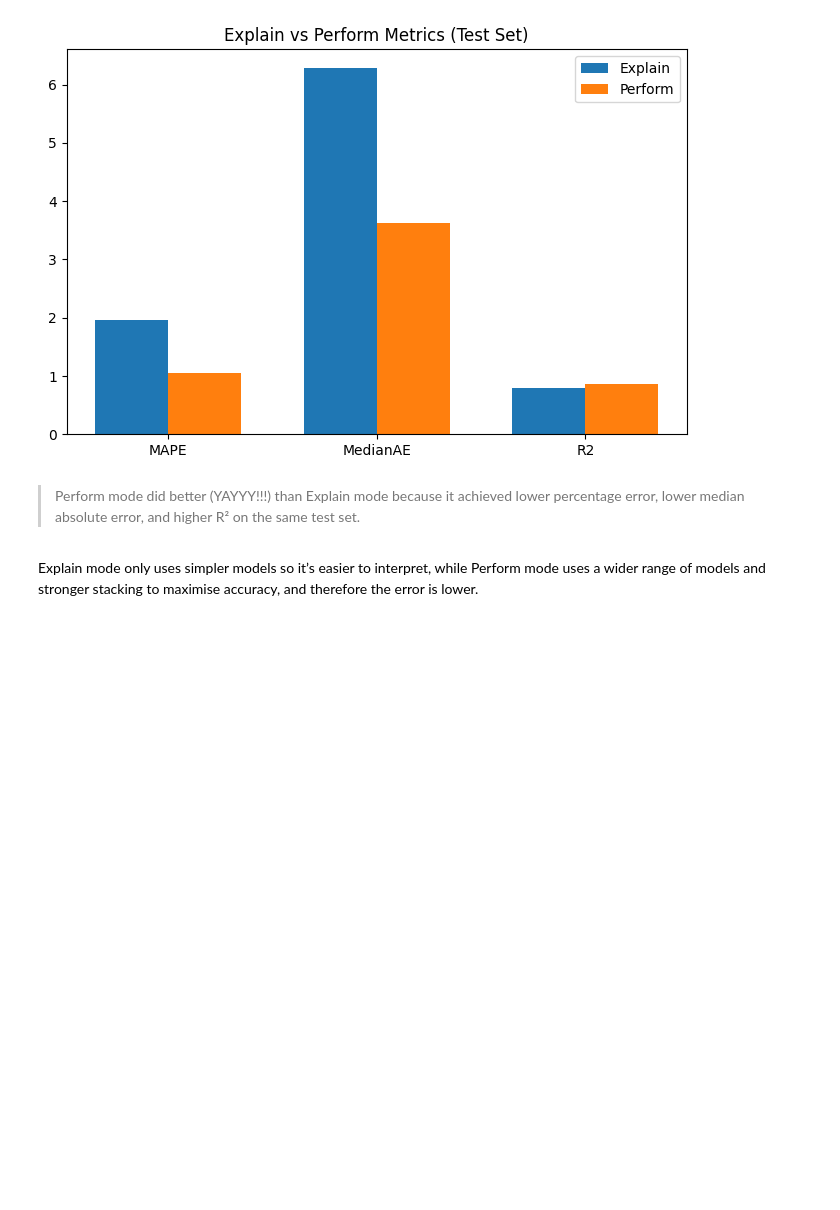
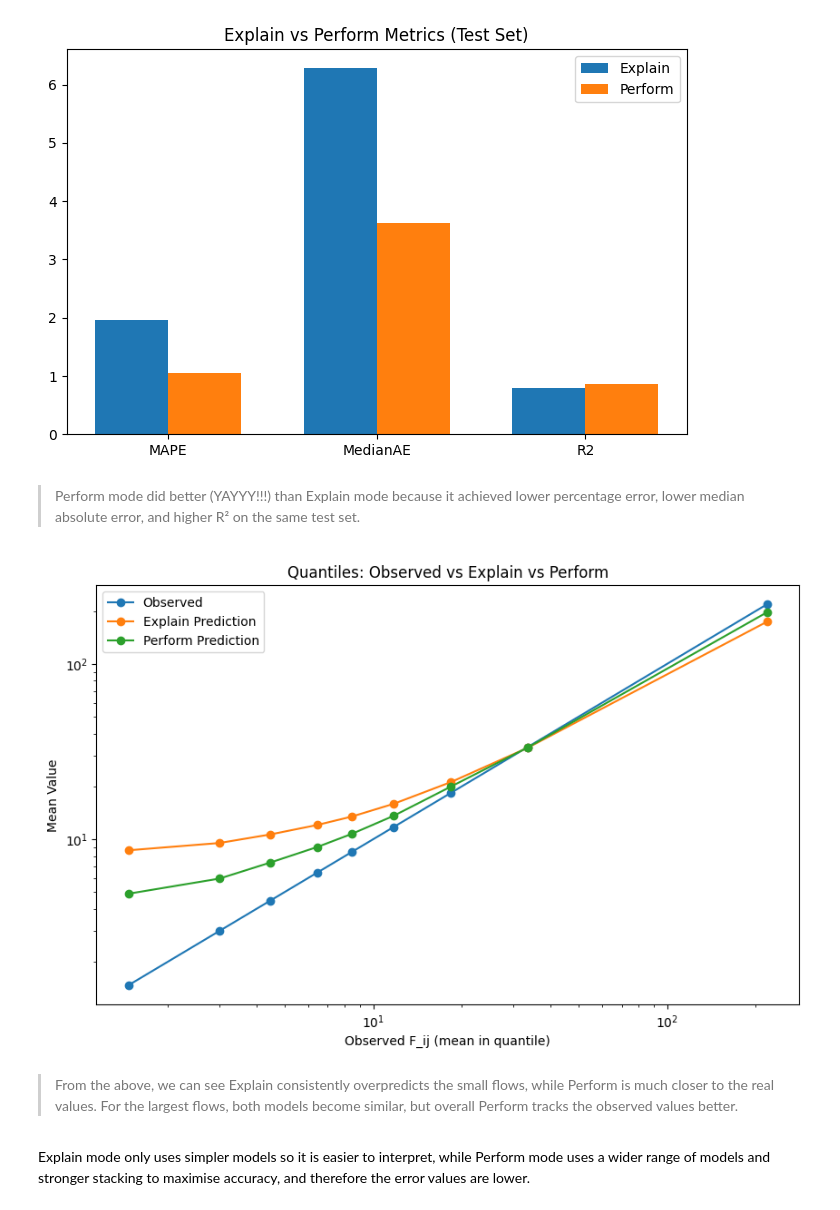
Before and after one commit to hawaiie-star/UrbanSimulation, a Jupyter notebook: automl/automl.ipynb, the cells around one changed output. Saved outputs shown, nothing was run; the diff lists cells and outputs as text; code cells hidden in the pictures; blank space fills up the shorter version.

```diff
--- a/automl/automl.ipynb
+++ b/automl/automl.ipynb
@@ -323,5 +321,24 @@ plt.show()
 [figure]
 # %% [markdown]
 > Perform mode did better (YAYYY!!!) than Explain mode because it achieved lower percentage error, lower median absolute error, and higher R² on the same test set.
+# %%
+plt.figure(figsize=(10,6))
+
+plt.plot(tile["y_test"], tile["y_test"], marker="o", label="Observed")
+plt.plot(tile["y_test"], tile["Explain"], marker="o", label="Explain Prediction")
+plt.plot(tile["y_test"], tile["Perform"], marker="o", label="Perform Prediction")
+
+plt.xscale("log")
+plt.yscale("log")
+plt.xlabel("Observed F_ij (mean in quantile)")
+plt.ylabel("Mean Value")
+plt.title("Quantiles: Observed vs Explain vs Perform")
+plt.legend()
+plt.show()
+# %% [output]
+[figure, added]
+# %% [markdown]
+>From the above, we can see Explain consistently overpredicts the small flows, while Perform is much closer to the real values. For the largest flows, both models become similar, but overall Perform tracks the observed values better.
 # %% [markdown]
-Explain mode only uses simpler models so it’s easier to interpret, while Perform mode uses a wider range of models and stronger stacking to maximise accuracy, and therefore the error is lower.
+
+Explain mode only uses simpler models so it is easier to interpret, while Perform mode uses a wider range of models and stronger stacking to maximise accuracy, and therefore the error values are lower.
```
Also changed, not shown: parts of 1 cell of this notebook.
